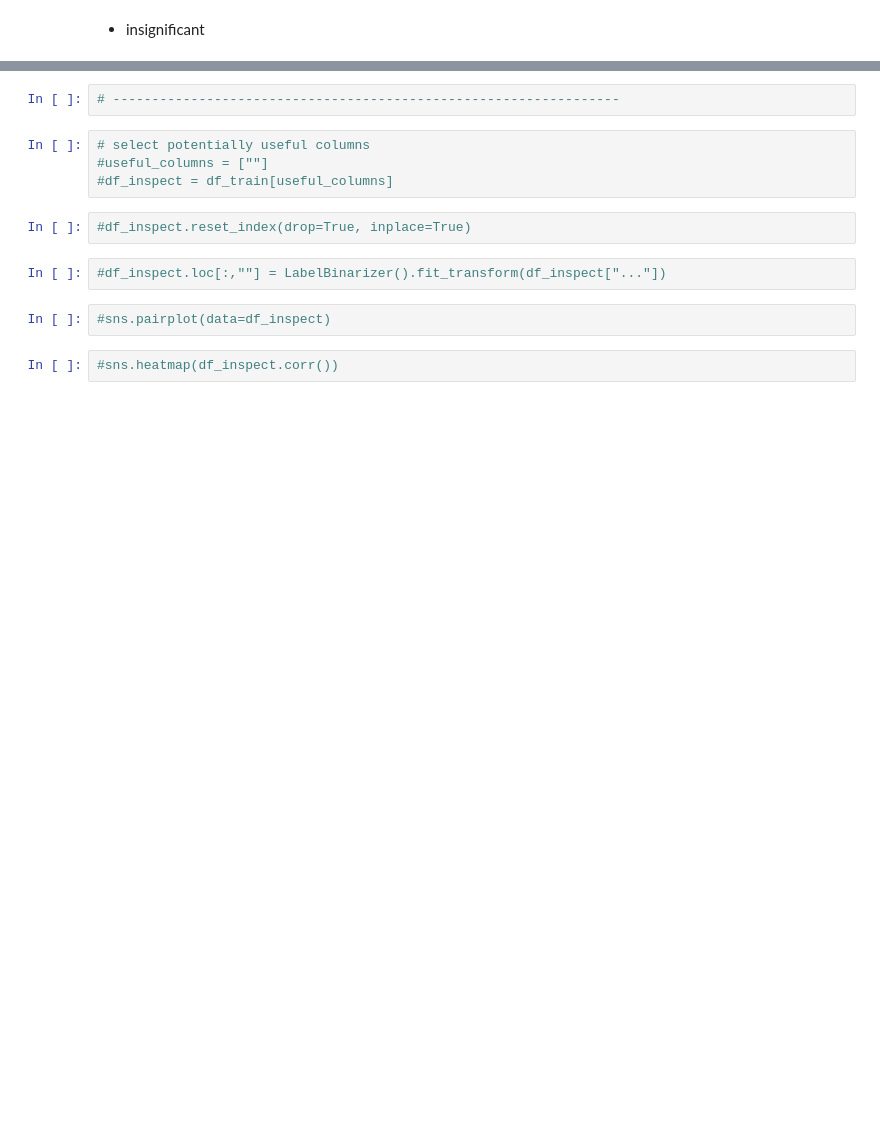
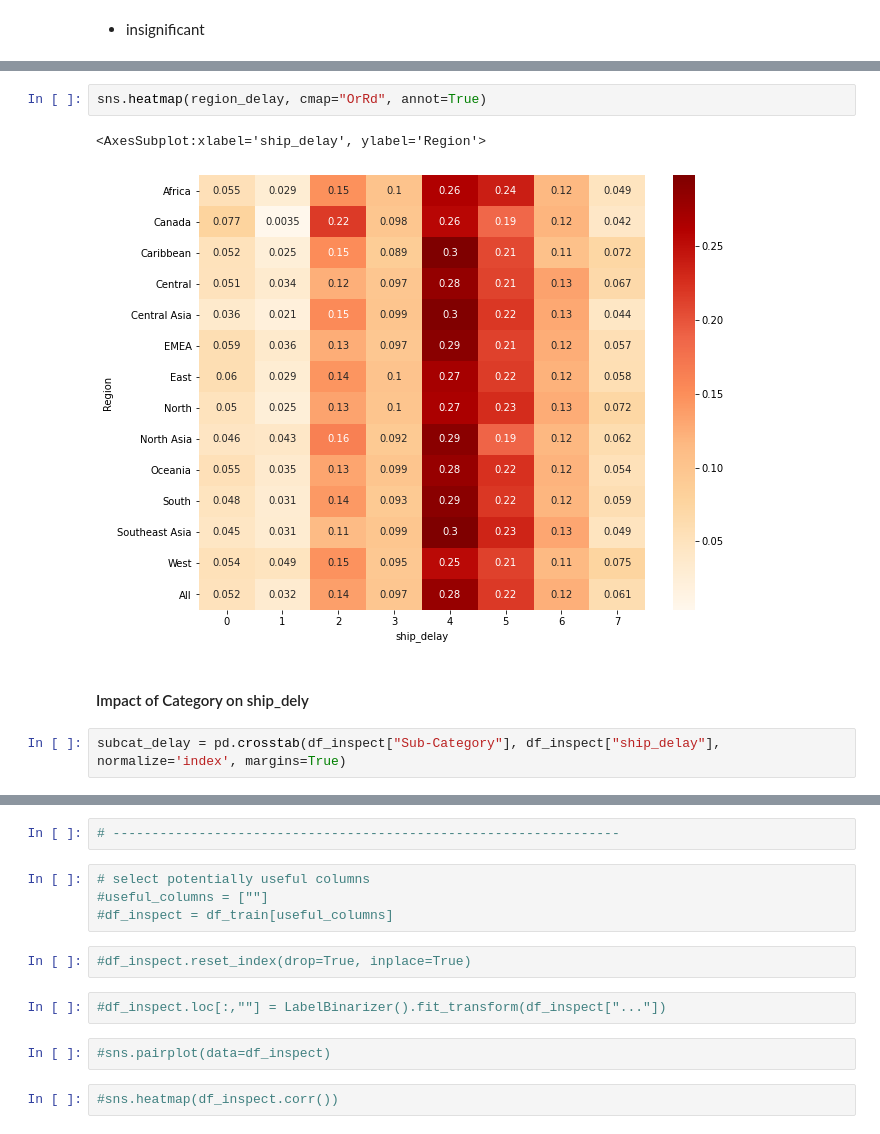
Before and after one commit to marc-ah/ml_superstore, a Jupyter notebook: scripts/inspect.ipynb, the cells around one changed output, grey strips where cells are left out. Saved outputs shown, nothing was run; the diff lists cells and outputs as text; blank space fills up the shorter version.

```diff
--- a/scripts/inspect.ipynb
+++ b/scripts/inspect.ipynb
@@ -261,0 +472,9 @@ sns.heatmap(sls_delay, cmap="OrRd", annot=True)
+# %%
+sns.heatmap(region_delay, cmap="OrRd", annot=True)
+# %% [output]
+<AxesSubplot:xlabel='ship_delay', ylabel='Region'>
+[figure, added]
+# %% [markdown]
+#### Impact of Category on ship_dely
+# %%
+subcat_delay = pd.crosstab(df_inspect["Sub-Category"], df_inspect["ship_delay"], normalize='index', margins=True)
```
Also changed, not shown: parts of 51 cells of this notebook.
